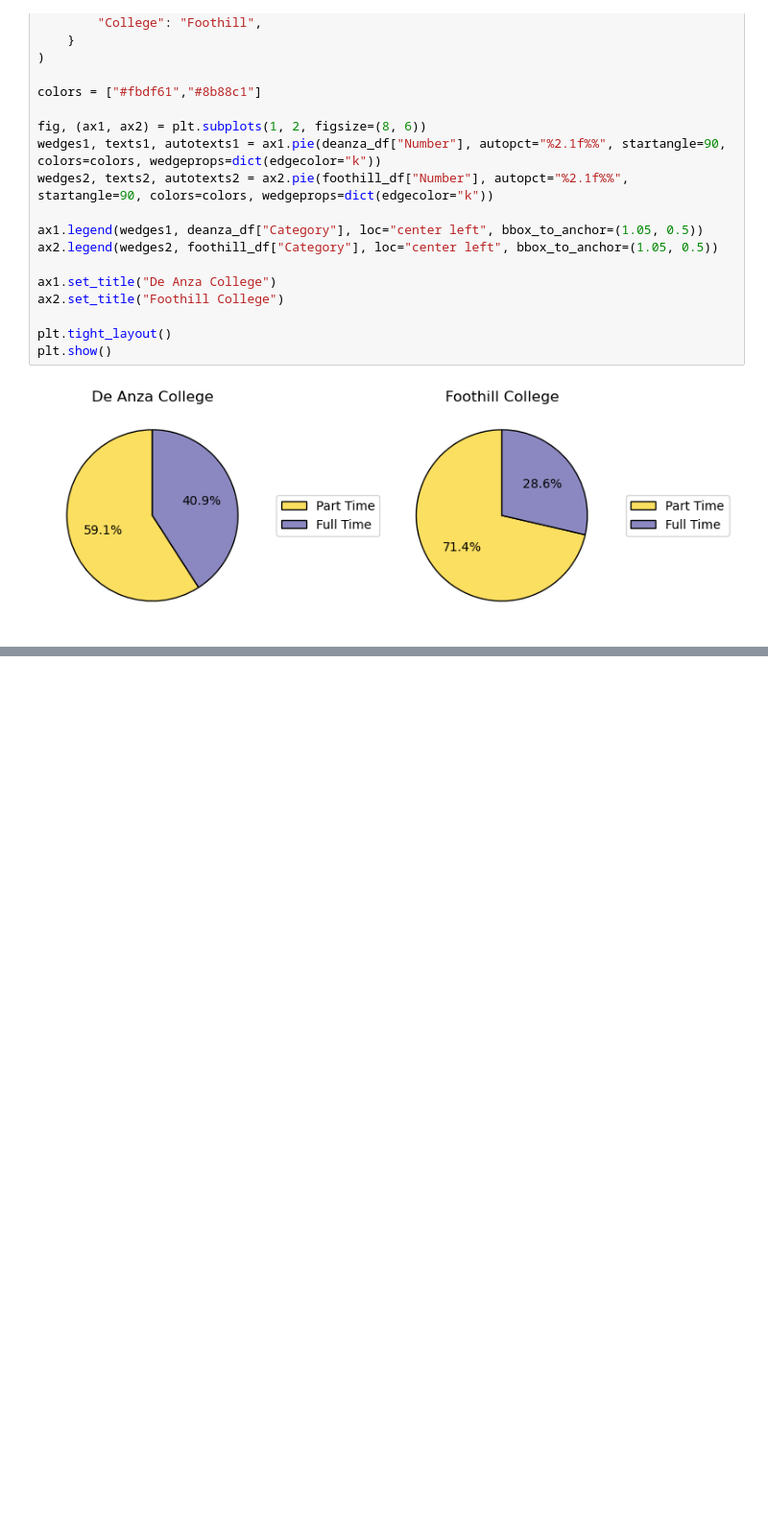
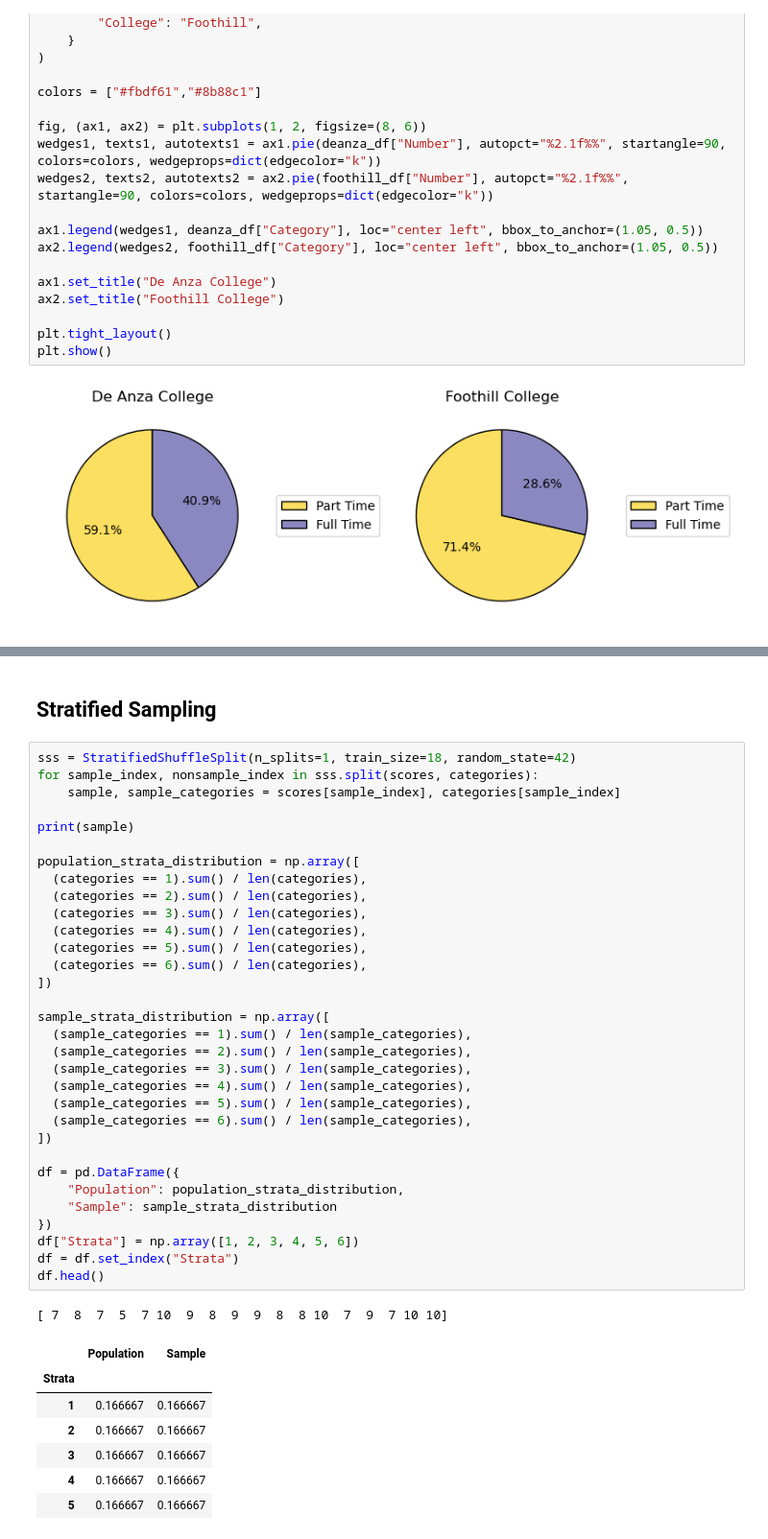
Before and after one commit to yahyavaleo/istats, a Jupyter notebook: chapter1/sampling-and-data.ipynb, the cells around one changed output, grey strips where cells are left out. Shown: that part at 96% size. Cells and saved outputs as stored; diff of their text form; blank space fills up the shorter version.

```diff
--- a/chapter1/sampling-and-data.ipynb
+++ b/chapter1/sampling-and-data.ipynb
@@ -137,0 +165,43 @@ plt.show()
+# %% [markdown]
+## Stratified Sampling
+# %%
+sss = StratifiedShuffleSplit(n_splits=1, train_size=18, random_state=42)
+for sample_index, nonsample_index in sss.split(scores, categories):
+    sample, sample_categories = scores[sample_index], categories[sample_index]
+
+print(sample)
+
+population_strata_distribution = np.array([
+  (categories == 1).sum() / len(categories),
+  (categories == 2).sum() / len(categories),
+  (categories == 3).sum() / len(categories),
+  (categories == 4).sum() / len(categories),
+  (categories == 5).sum() / len(categories),
+  (categories == 6).sum() / len(categories),
+])
+
+sample_strata_distribution = np.array([
+  (sample_categories == 1).sum() / len(sample_categories),
+  (sample_categories == 2).sum() / len(sample_categories),
+  (sample_categories == 3).sum() / len(sample_categories),
+  (sample_categories == 4).sum() / len(sample_categories),
+  (sample_categories == 5).sum() / len(sample_categories),
+  (sample_categories == 6).sum() / len(sample_categories),
+])
+
+df = pd.DataFrame({
+    "Population": population_strata_distribution,
+    "Sample": sample_strata_distribution
+})
+df["Strata"] = np.array([1, 2, 3, 4, 5, 6])
+df = df.set_index("Strata")
+df.head()
+# %% [output]
+[ 7  8  7  5  7 10  9  8  9  9  8  8 10  7  9  7 10 10]
+|  | Population | Sample |
+| Strata |  |  |
+| 1 | 0.166667 | 0.166667 |
+| 2 | 0.166667 | 0.166667 |
+| 3 | 0.166667 | 0.166667 |
+| 4 | 0.166667 | 0.166667 |
+| 5 | 0.166667 | 0.166667 |
```
Also changed, not shown: parts of 8 cells of this notebook, 1 other file.
